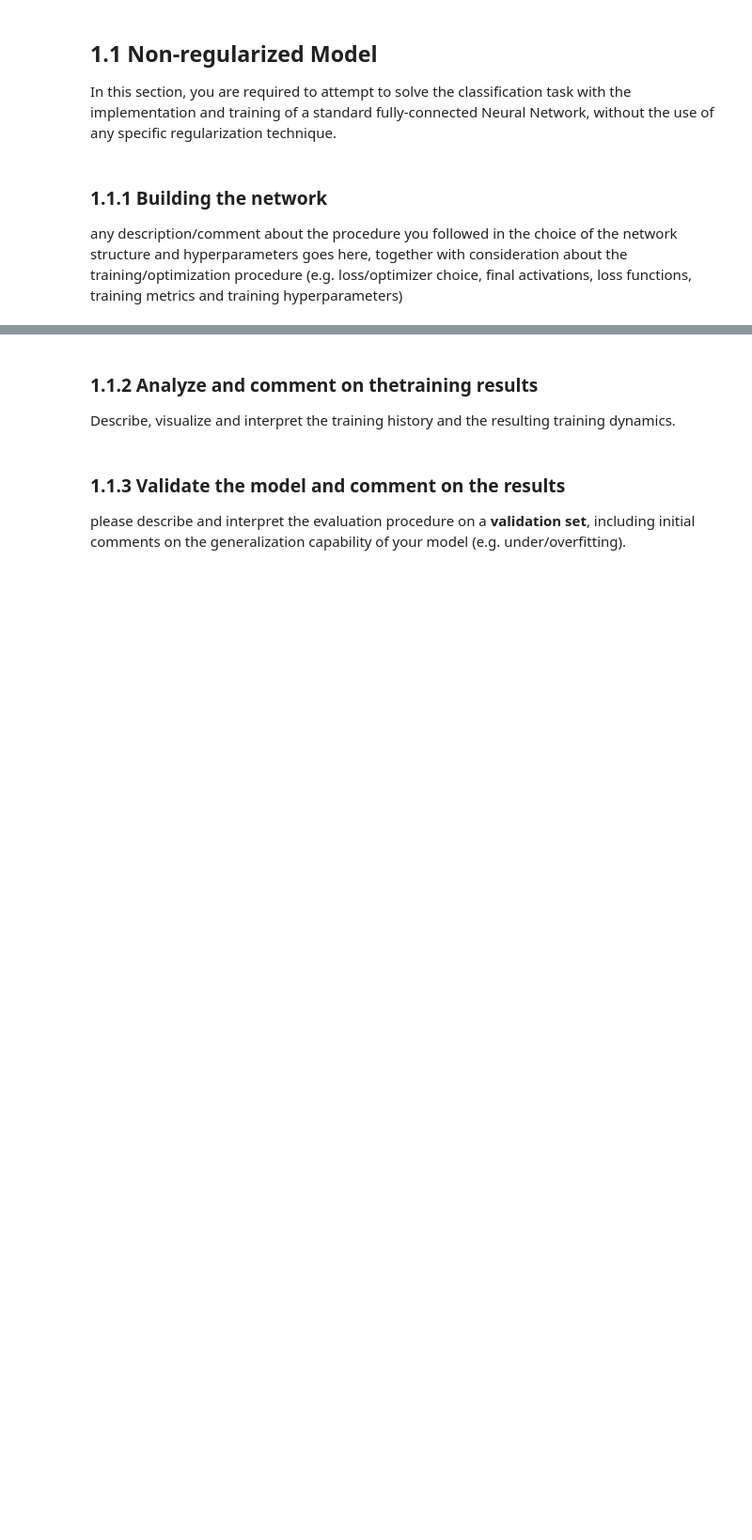
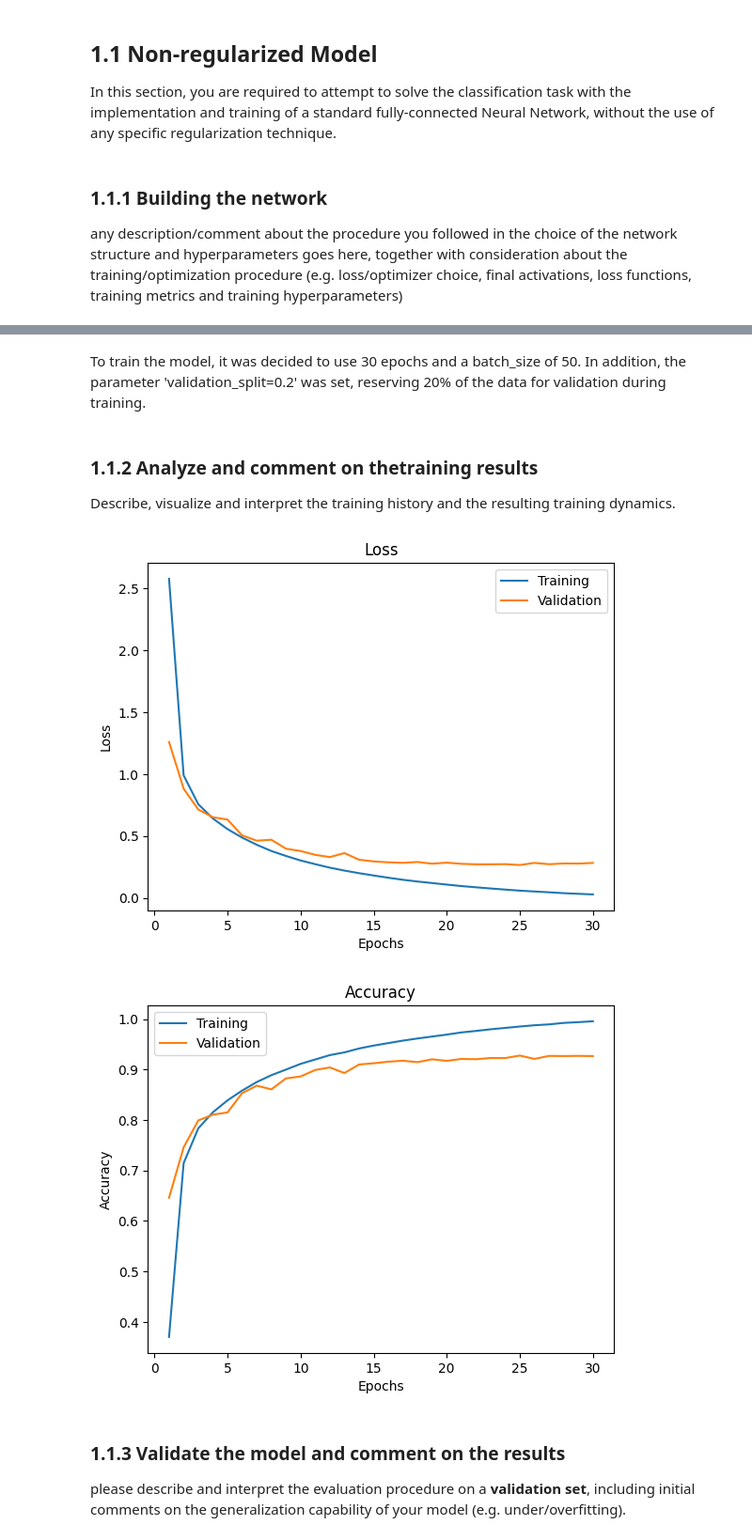
Before and after one commit to LucaPerf/Assignement-Advanced-ML, a Jupyter notebook: Assignment_2/Assignment2_template.ipynb, the cells around one changed output, grey strips where cells are left out. Shown at 94% size. Saved outputs shown, nothing was run; the diff lists cells and outputs as text; code cells hidden in the pictures; blank space fills up the shorter version.

```diff
--- a/Assignment_2/Assignment2_template.ipynb
+++ b/Assignment_2/Assignment2_template.ipynb
@@ -240,0 +283,5 @@ any description/comment about the procedure you followed in the choice of the ne
+# %%
+n_epochs = 30
+network_history = model.fit(
+    x_train, y_train, batch_size=50,
+                    epochs=n_epochs, validation_split=0.2)
@@ -241,7 +306,44 @@ any description/comment about the procedure you followed in the choice of the ne
+# %% [markdown]
+To train the model, it was decided to use 30 epochs and a batch_size of 50. In addition, the parameter 'validation_split=0.2' was set, reserving 20% of the data for validation during training.
 # %% [markdown]
 ### 1.1.2 Analyze and comment on thetraining results
 
 Describe, visualize and interpret the training history and the resulting training dynamics.
+# %%
+def plot_loss(history):
+  x_plot = list(range(1,len(history.history["loss"])+1))
+  plt.figure()
+  plt.title("Loss")
+  plt.xlabel('Epochs')
+  plt.ylabel('Loss')
+  plt.plot(x_plot, history.history['loss'])
+  plt.plot(x_plot, history.history['val_loss'])
+  plt.legend(['Training', 'Validation'])
+
+def plot_accuracy(history):
+  x_plot = list(range(1,len(history.history["accuracy"])+1))
+  plt.figure()
+  plt.title("Accuracy")
+  plt.xlabel('Epochs')
+  plt.ylabel('Accuracy')
+  plt.plot(x_plot, history.history['accuracy'])
+  plt.plot(x_plot, history.history['val_accuracy'])
+  plt.legend(['Training', 'Validation'])
+
+def plot_mse(history):
+  x_plot = list(range(1,len(history.history["mse"])+1))
+  plt.figure()
+  plt.title("Mean Squared Error (MSE)")
+  plt.xlabel('Epochs')
+  plt.ylabel('MSE')
+  plt.plot(x_plot, history.history['mse'], label='Training MSE')
+  plt.plot(x_plot, history.history['val_mse'], label='Validation MSE')
+# %%
+plot_loss(network_history)
+plot_accuracy(network_history)
+# %% [output]
+[figure, added]
+[figure, added]
 # %% [markdown]
 ### 1.1.3 Validate the model and comment on the results
 
```
Also changed, not shown: parts of 7 cells of this notebook.
